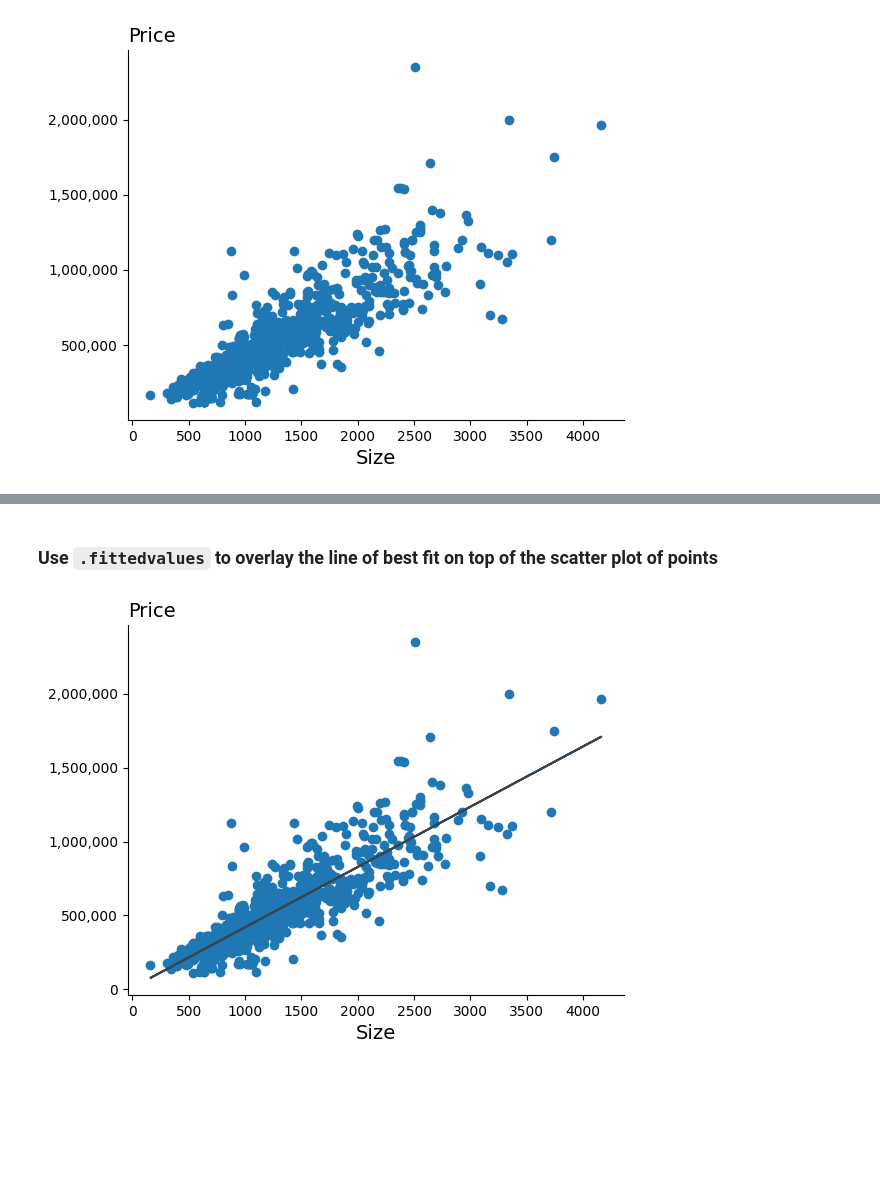
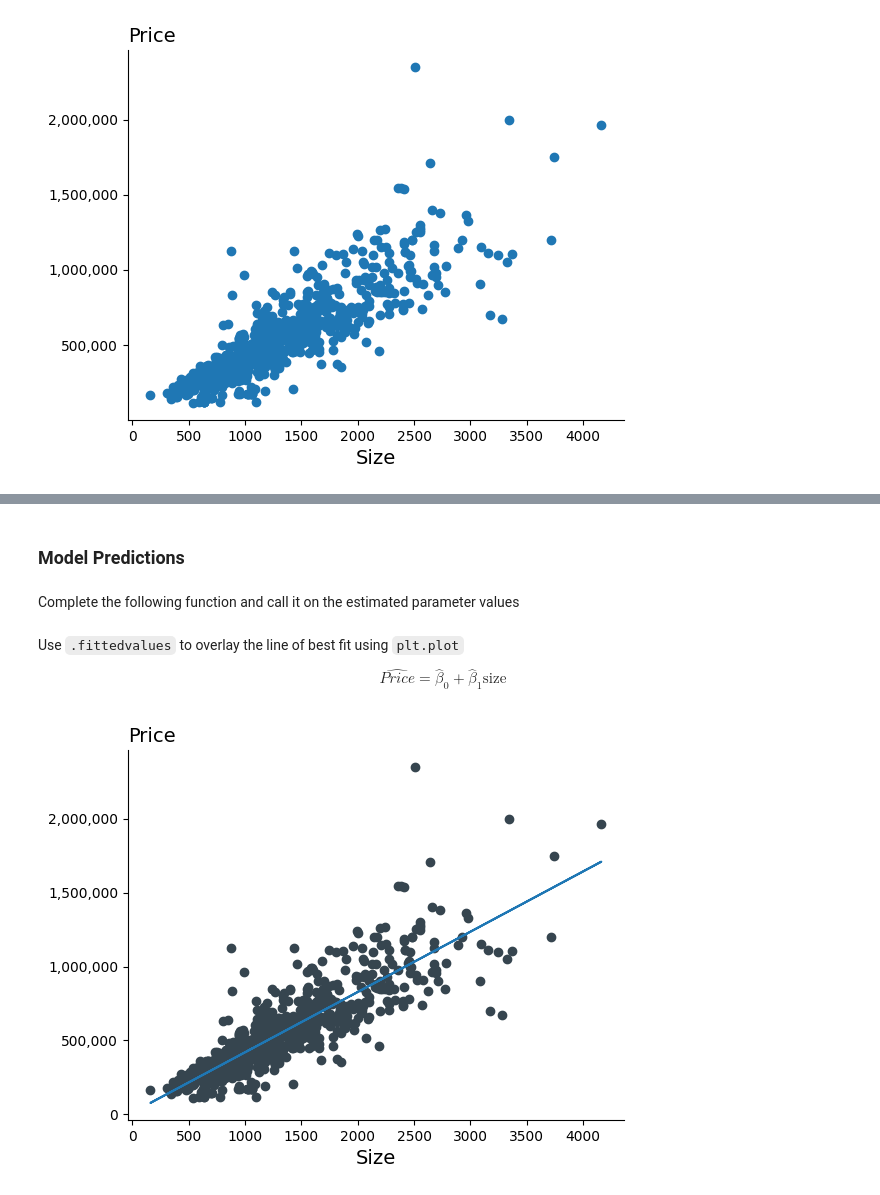
Before and after one commit to pharringtonp19/business-analytics, a Jupyter notebook: notebooks/regression/regression_basics_class.ipynb, the cells around one changed output, grey strips where cells are left out. Saved outputs shown, nothing was run; the diff lists cells and outputs as text; code cells hidden in the pictures; blank space fills up the shorter version.

```diff
--- a/notebooks/regression/regression_basics_class.ipynb
+++ b/notebooks/regression/regression_basics_class.ipynb
@@ -66,0 +160,4 @@ dtype: float64
+# %% [markdown]
+### **Model Predictions**
+# %% [markdown]
+Complete the following function and call it on the estimated parameter values
@@ -67,14 +167,17 @@ dtype: float64
 # %% [markdown]
-### Use `.fittedvalues` to overlay the line of best fit on top of the scatter plot of points
+ Use `.fittedvalues` to overlay the line of best fit using `plt.plot`
+
+ $$ \hat{Price} = \hat{\beta}_0 + \hat{\beta}_1\text{size} $$
 # %%
-plt.scatter(df['size'], df['price'])
-plt.plot(df['size'], reg.fittedvalues, color="#36454F")
+plt.scatter(df['size'], df['price'], color="#36454F")
+### ADD SCATTER PLOT HERE
+plt.plot(df['size'], reg.fittedvalues)
 ax = plt.gca()
 ax.spines['right'].set_visible(False)
 ax.spines['top'].set_visible(False)
 ax.yaxis.set_major_formatter(mticker.FuncFormatter(lambda x, _: f'{int(x):,}'))
 plt.xlabel('Size', size=14)
 plt.title('Price', loc='left', size=14)
 plt.show()
 # %% [output]
-[figure, old version]
+[figure, new version]
```
Also changed, not shown: parts of 21 cells of this notebook.
